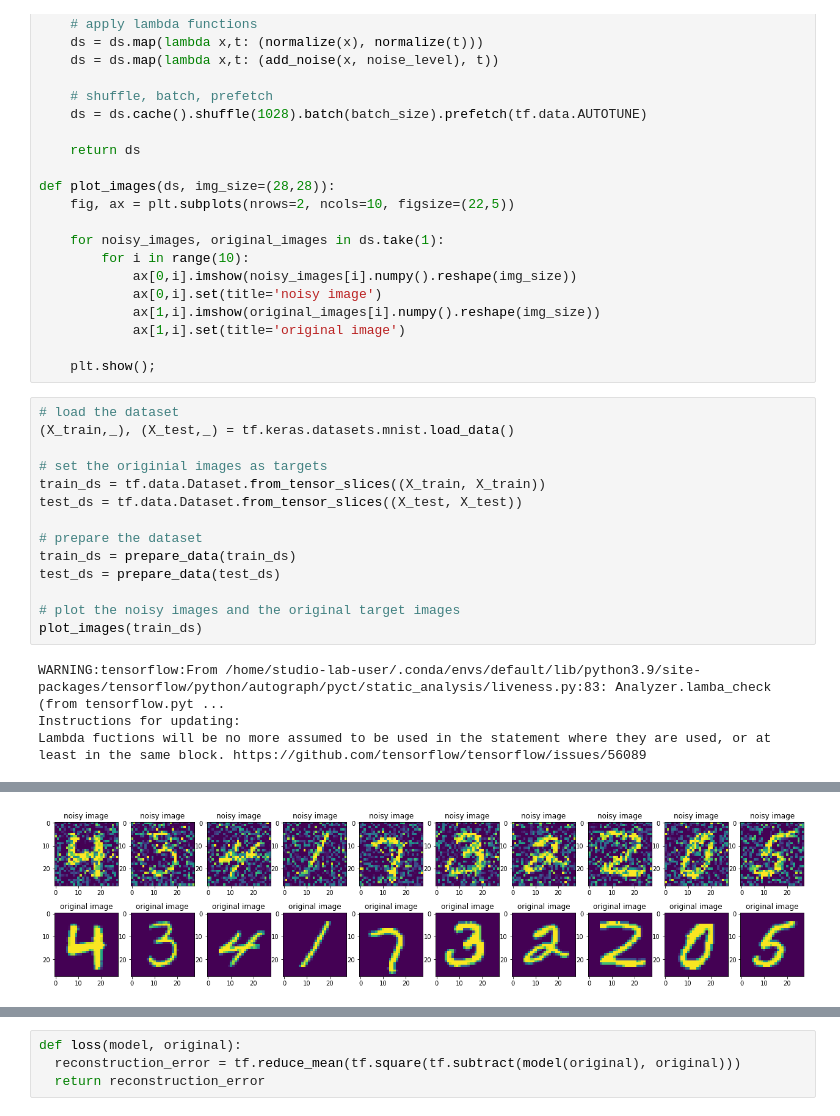
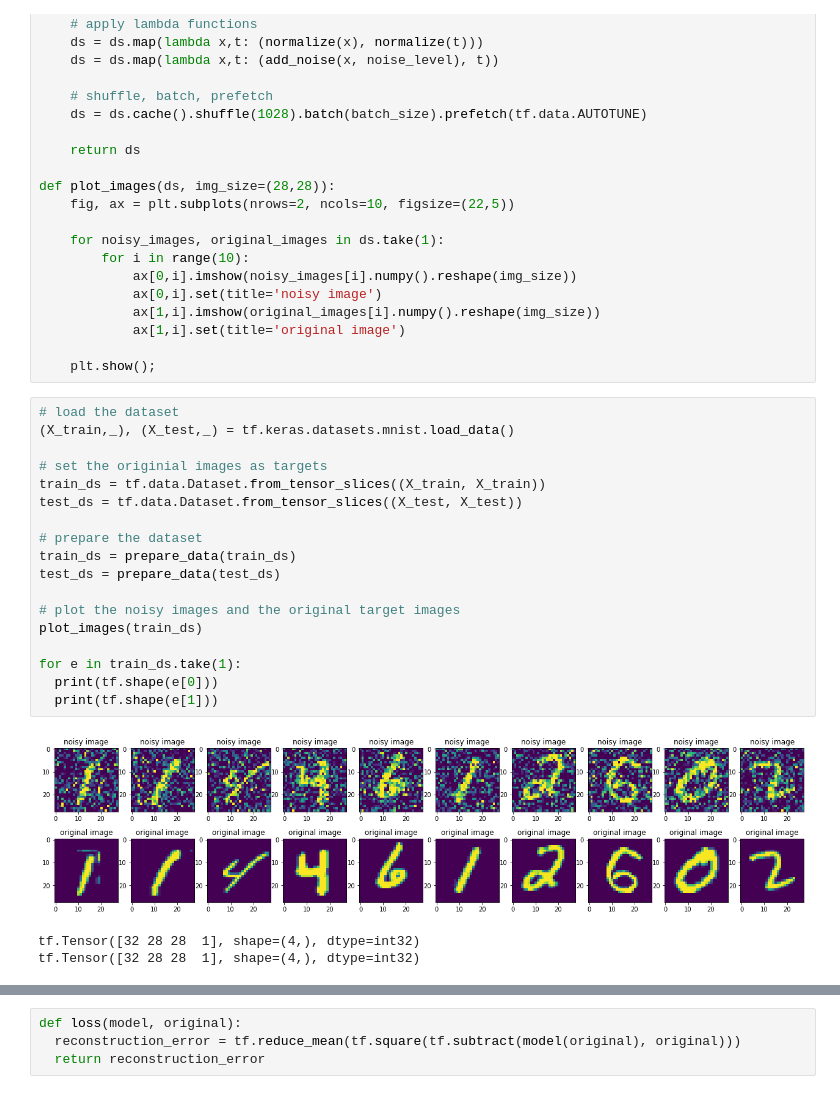
Before and after one commit to fynnomenon/iannwtf_group06_homework, a Jupyter notebook: homework_08/homework08.ipynb, the cells around one changed output, grey strips where cells are left out. Saved outputs shown, nothing was run; the diff lists cells and outputs as text.

```diff
--- a/homework_08/homework08.ipynb
+++ b/homework_08/homework08.ipynb
@@ -43,18 +43,22 @@ def plot_images(ds, img_size=(28,28)):
 # %%
 # load the dataset
 (X_train,_), (X_test,_) = tf.keras.datasets.mnist.load_data()
 
 # set the originial images as targets
 train_ds = tf.data.Dataset.from_tensor_slices((X_train, X_train))
 test_ds = tf.data.Dataset.from_tensor_slices((X_test, X_test))
 
 # prepare the dataset
 train_ds = prepare_data(train_ds)
 test_ds = prepare_data(test_ds)
 
 # plot the noisy images and the original target images
 plot_images(train_ds)
+
+for e in train_ds.take(1):
+  print(tf.shape(e[0]))
+  print(tf.shape(e[1]))
 # %% [output]
+[figure, new version]
-WARNING:tensorflow:From /home/studio-lab-user/.conda/envs/default/lib/python3.9/site-packages/tensorflow/python/autograph/pyct/static_analysis/liveness.py:83: Analyzer.lamba_check (from tensorflow.pyt ...
-Instructions for updating:
-Lambda fuctions will be no more assumed to be used in the statement where they are used, or at least in the same block. https://github.com/tensorflow/tensorflow/issues/56089
+tf.Tensor([32 28 28  1], shape=(4,), dtype=int32)
+tf.Tensor([32 28 28  1], shape=(4,), dtype=int32)
@@ -62 +64,0 @@ Lambda fuctions will be no more assumed to be used in the statement where they a
-[figure, old version]
```
Also changed, not shown: parts of 5 cells of this notebook.
